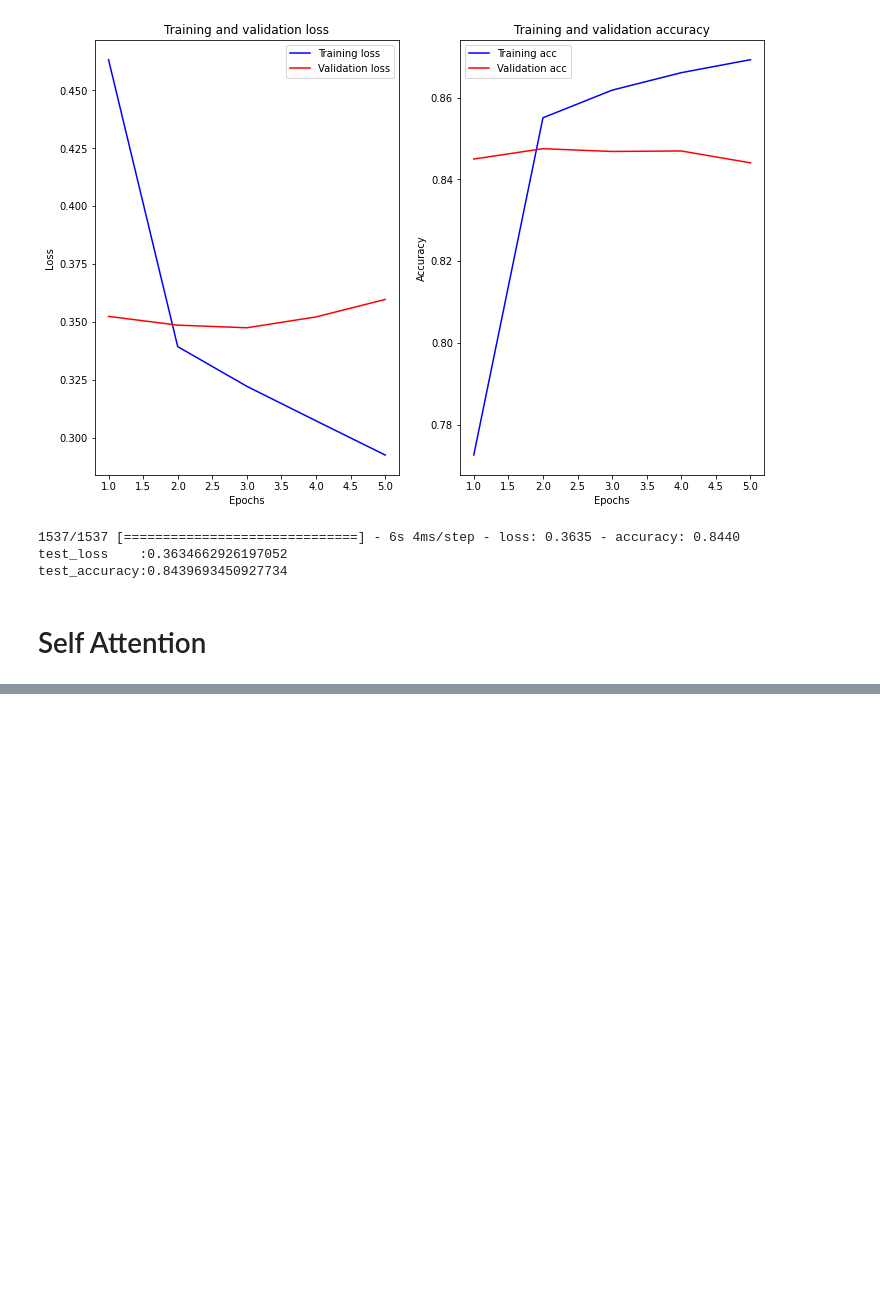
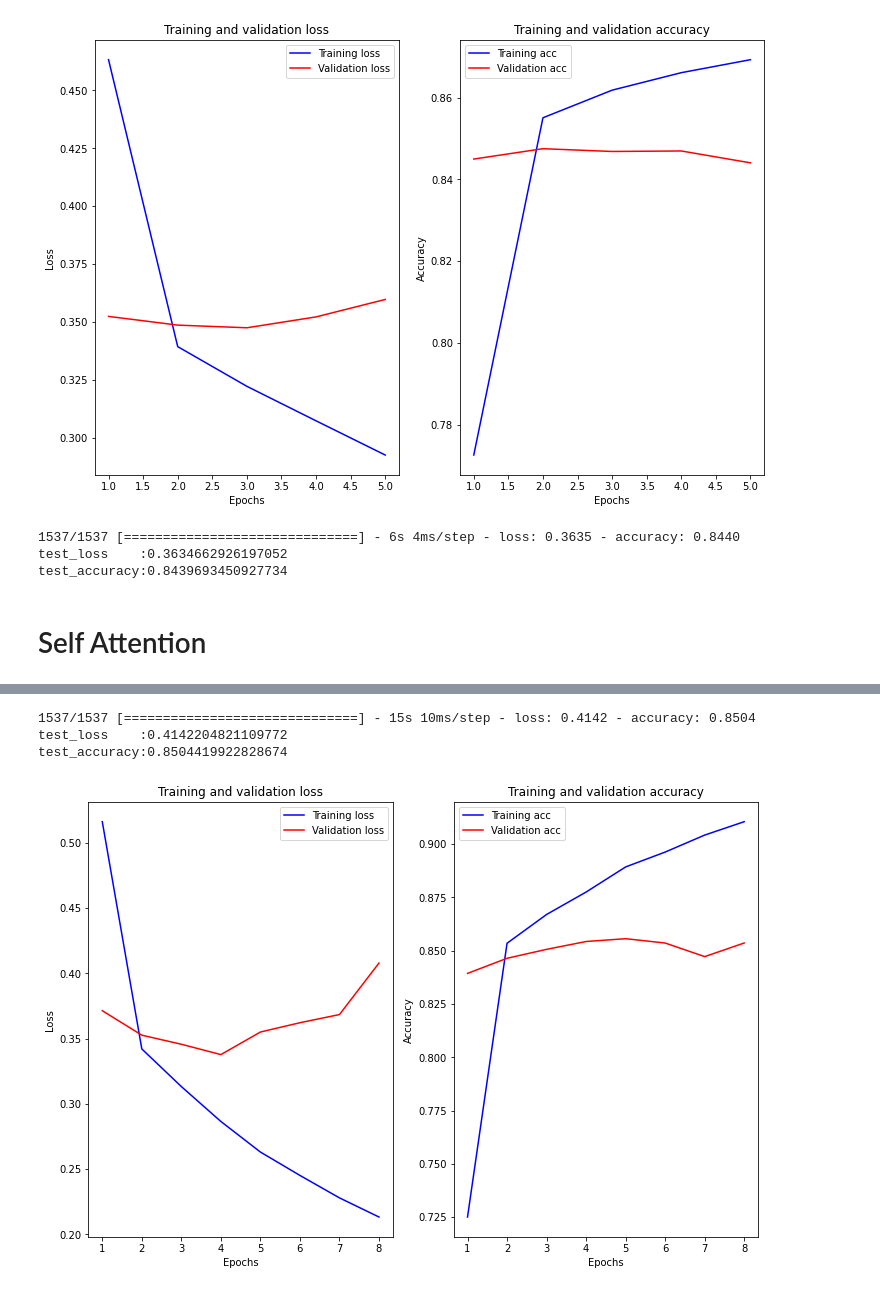
Before and after one commit to estela19/AIFFEL, a Jupyter notebook: exp07/base_1.ipynb, the cells around one changed output, grey strips where cells are left out. Cells and saved outputs as stored; diff of their text form; code cells hidden in the pictures; blank space fills up the shorter version.

Commit message:
Add: SelfAttention model

```diff
--- a/exp07/base_1.ipynb
+++ b/exp07/base_1.ipynb
@@ -647,10 +667,11 @@ dff = 32  # 포지션 와이즈 피드 포워드 신경망의 은닉층의 크
 vocab_size = 10000
 max_len = 41
 # %%
-SelfAttention  = keras.Sequential()
-SelfAttention.add(keras.layer.Embedding(vocab_size, embedding_dim, input_length=max_len))
-SelfAttention.add(keras.layer.LSTM(256, activation='relu'))
+SelfAttention = keras.Sequential()
+SelfAttention.add(keras.layers.Embedding(vocab_size, embedding_dim, input_length=max_len))
+#SelfAttention.add(keras.layers.Bidirectional(keras.layers.LSTM(256, return_sequences=True, activation='relu')))
+SelfAttention.add(keras.layers.LSTM(256, return_sequences=True, activation='relu'))
 SelfAttention.add(SeqSelfAttention(attention_activation='sigmoid'))
-SelfAttention.add(keras.layer.Dense(1, activation='sigmoid'))
+SelfAttention.add(keras.layers.Dense(1, activation='sigmoid'))
 
 SelfAttention.summary()
@@ -656,0 +696,2 @@ SelfAttention.summary()
+# %%
+trainer.train(model=SelfAttention, optimizer='adam', loss='binary_crossentropy', epochs=8, verbose=2)
@@ -656,0 +715,8 @@ SelfAttention.summary()
+# %%
+trainer.test(SelfAttention)
+trainer.visualization()
+# %% [output]
+1537/1537 [==============================] - 15s 10ms/step - loss: 0.4142 - accuracy: 0.8504
+test_loss    :0.4142204821109772
+test_accuracy:0.8504419922828674
+[figure, added]
```
Also changed, not shown: parts of 3 cells of this notebook.
